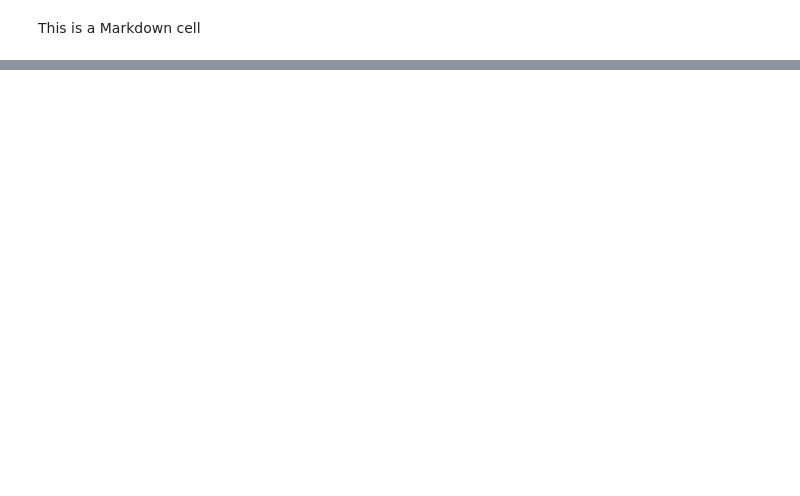
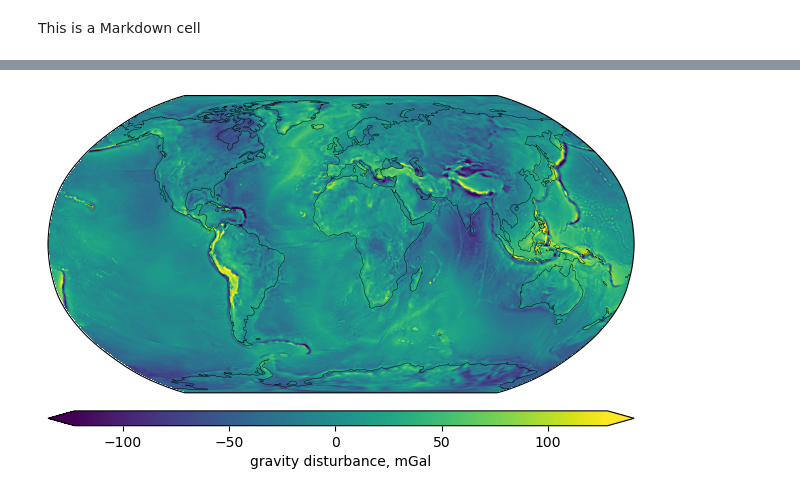
Before and after one commit to apasto/ggm_bg_maps_binder, a Jupyter notebook: ggm_bg.ipynb, the cells around one changed output, grey strips where cells are left out. Saved outputs shown, nothing was run; the diff lists cells and outputs as text; code cells hidden in the pictures; blank space fills up the shorter version.

```diff
--- a/ggm_bg.ipynb
+++ b/ggm_bg.ipynb
@@ -12,7 +12,8 @@ import cartopy.crs as ccrs
 # %%
 grid_step = 0.25
 SH_lmax_grid = int(90/grid_step - 1)  # max degree to get a grid_step spaced grid
-obs_height = 10e3  # m
+new_ref_r0 = pyshtools.constant.a_wgs84.value + 8e3 # outside of body (upward continuation)
+obs_height = 20e3  # m
 obs_a = pyshtools.constant.a_wgs84.value + obs_height
 # %%
 GGM_cilm, GGM_gm, GGM_r0 = \
@@ -48,3 +32,6 @@ print(GTM_gm)
+# %%
+GGM_coeffs = GGM_coeffs.change_ref(gm=GGM_gm, r0=new_ref_r0)
+GTM_coeffs = GTM_coeffs.change_ref(gm=GGM_gm, r0=new_ref_r0)
 # %%
 LP_weights = \
     shtaper.taper_weights(l_start=300, l_stop=SH_lmax_grid, taper="gentle")
@@ -54,3 +41,14 @@ GGM_coeffs_LP.coeffs = np.multiply(GGM_coeffs_LP.coeffs, LP_weights)
 
 GTM_coeffs_LP = copy.deepcopy(GTM_coeffs)
 GTM_coeffs_LP.coeffs = np.multiply(GTM_coeffs_LP.coeffs, LP_weights)
+# %%
+GGM_grid = pyshtools.SHGravCoeffs.expand(
+    GGM_coeffs_LP,
+    a=obs_a, f=pyshtools.constant.f_wgs84.value,
+    extend=False, lmax=SH_lmax_grid, normal_gravity=True)
+GGM_grid_gd = pyshtools.SHGrid.from_array(GGM_grid.total.data*1e5)  # to mGal
+GTM_grid = pyshtools.SHGravCoeffs.expand(
+    GTM_coeffs_LP,
+    a=obs_a, f=pyshtools.constant.f_wgs84.value,
+    extend=False, lmax=SH_lmax_grid, normal_gravity=False)
+GTM_grid_rad = pyshtools.SHGrid.from_array(GTM_grid.rad.data * -1e5)  # to mGal and positive downwards
@@ -95,0 +83,17 @@ AttributeError: 'Figure' object has no attribute 'info'
+# %%
+fig_dpi = 100
+fig_projection = ccrs.Robinson()
+# %%
+GGM_gd_fig, GGM_gd_ax = GGM_grid_gd.plot(projection=fig_projection,
+                                         colorbar="bottom", cmap='viridis',
+                                         cmap_limits=[
+                                             np.quantile(GGM_grid_gd.data,0.001),
+                                             np.quantile(GGM_grid_gd.data,0.999)
+                                         ], cb_triangles="both",
+                                         cb_label = 'gravity disturbance, mGal',
+                                         show=False)
+GGM_gd_ax.coastlines(resolution='110m', color='black', linewidth=0.3)
+GGM_gd_fig.set_dpi(fig_dpi)
+GGM_gd_fig.show()
+# %% [output]
+[figure, added]
```
Also changed, not shown: parts of 8 cells of this notebook.
